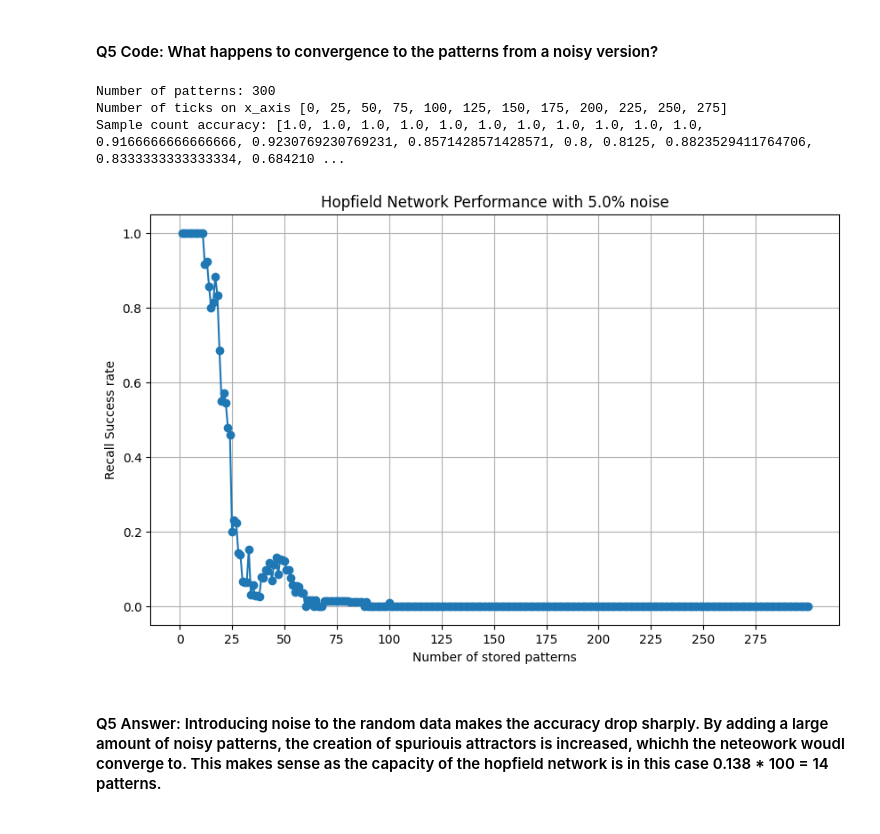
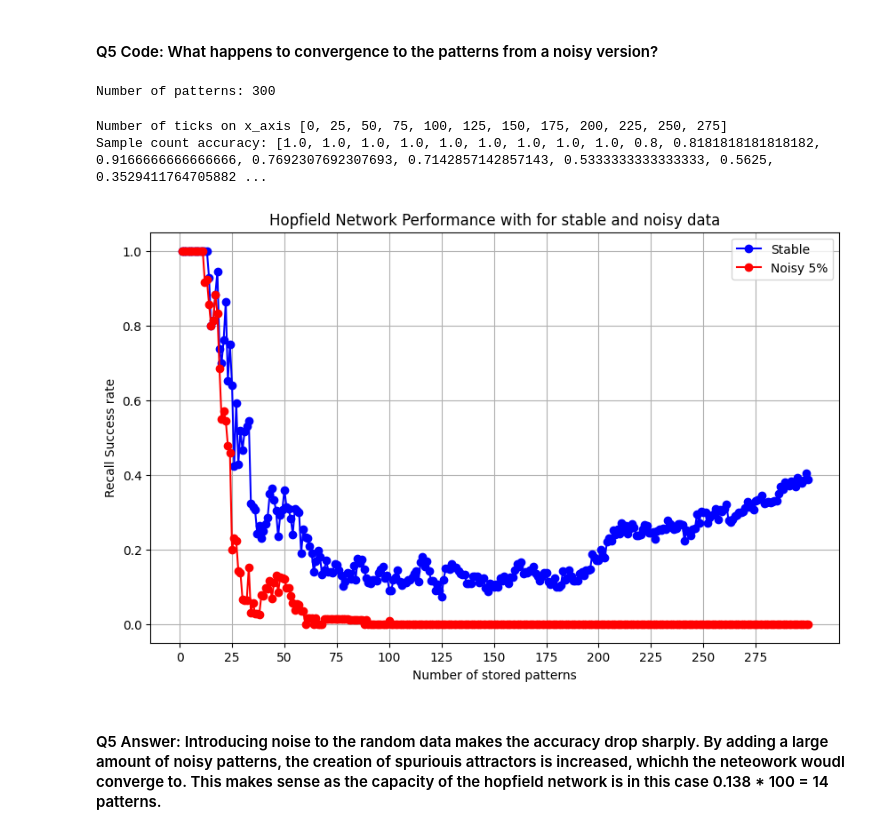
Before and after one commit to sebastians1999/DD2437_ANNs, a Jupyter notebook: lab3/hopfield_nets.ipynb, the cells around one changed output. Cells and saved outputs as stored; diff of their text form; code cells hidden in the pictures.

```diff
--- a/lab3/hopfield_nets.ipynb
+++ b/lab3/hopfield_nets.ipynb
@@ -1149,7 +1169,8 @@ The difference can be explained by the pictures being more structured than the r
 # %% [markdown]
 #### Q4 Code:  What happens with the number of stable patters as more are learned (create 300 random patterns and train >= 100-unit network)
 # %%
+# Ivan 2025-10-05 - Changed so plotting of stable and noisy patterns is done together in one graph in Q5 code section
 random_patterns = generate_random_patterns(300, 100)
-check_capacity(random_patterns, noise_inclusion=0, recall_iterations=1, retrain_hopfield_network=False) # 0% noise
+recall_accuracy_stable = check_capacity(random_patterns, noise_inclusion=0, recall_iterations=1, retrain_hopfield_network=False, plot_results=False) # 0% noise
 # %% [output]
 Number of patterns: 300
@@ -1162,12 +1180,46 @@ Sample count accuracy: [1.0, 1.0, 1.0, 1.0, 1.0, 1.0, 1.0, 1.0, 1.0, 1.0, 1.0, 1
 #### Q5 Code: What happens to convergence to the patterns from a noisy version?
 # %%
 random_patterns = generate_random_patterns(300, 100)
-check_capacity(random_patterns, noise_inclusion=0.05, recall_iterations=100, retrain_hopfield_network=False) # 5% noise
+recall_accuracy_noisy = check_capacity(random_patterns, noise_inclusion=0.05, recall_iterations=100, retrain_hopfield_network=False, plot_results=False) # 5% noise
 # %% [output]
 Number of patterns: 300
-Number of ticks on x_axis [0, 25, 50, 75, 100, 125, 150, 175, 200, 225, 250, 275]
-Sample count accuracy: [1.0, 1.0, 1.0, 1.0, 1.0, 1.0, 1.0, 1.0, 1.0, 1.0, 1.0, 0.9166666666666666, 0.9230769230769231, 0.8571428571428571, 0.8, 0.8125, 0.8823529411764706, 0.8333333333333334, 0.684210 ...
-[figure, removed]
+# %%
+# Plot stable and noisy patterns
+# Making x-axis a bit nicer
+def plot_data(patterns, recall_accuracy_stable, recall_accuracy_noisy, title):
+    number_of_patterns_list = list(range(1, patterns.shape[0] + 1)) # Create a list of number of patterns (to loop through)
+    if len(number_of_patterns_list) >= 50 and len(number_of_patterns_list) <= 200:
+        x_ticks = list(range(0, patterns.shape[0], 5))
+
+    elif len(number_of_patterns_list) > 200 and len(number_of_patterns_list) <= 1000:
+        x_ticks = list(range(0, patterns.shape[0], 25))
+    else:
+        x_ticks = number_of_patterns_list
+    print(f"Number of ticks on x_axis {x_ticks}")
+    print(f"Sample count accuracy: {recall_accuracy}")
+
+    # Plot accuacy
+    plt.figure(figsize=(10, 6))
+    plt.plot(number_of_patterns_list, recall_accuracy_stable, marker='o', color='blue', label='Stable')
+    plt.plot(number_of_patterns_list, recall_accuracy_noisy, marker='o', color='red', label='Noisy 5%')
+    plt.xlabel('Number of stored patterns')
+    plt.ylabel('Recall Success rate')
+    plt.title(title)
+    plt.xticks(x_ticks)
+    plt.grid(True)
+    plt.legend()
+    plt.show()
+# %%
+plot_data(
+    patterns=random_patterns,
+    recall_accuracy_stable=recall_accuracy_stable,
+    recall_accuracy_noisy=recall_accuracy_noisy,
+    title='Hopfield Network Performance with for stable and noisy data',
+    )
+# %% [output]
+Number of ticks on x_axis [0, 25, 50, 75, 100, 125, 150, 175, 200, 225, 250, 275]
+Sample count accuracy: [1.0, 1.0, 1.0, 1.0, 1.0, 1.0, 1.0, 1.0, 1.0, 0.8, 0.8181818181818182, 0.9166666666666666, 0.7692307692307693, 0.7142857142857143, 0.5333333333333333, 0.5625, 0.3529411764705882 ...
+[figure, added]
 # %% [markdown]
 #### Q5 Answer: Introducing noise to the random data makes the accuracy drop sharply. By adding a large amount of noisy patterns, the creation of spuriouis attractors is increased, whichh the neteowork woudl converge to. This makes sense as the capacity of the hopfield network is in this case 0.138 * 100 = 14 patterns.
 # %% [markdown]
```
Also changed, not shown: parts of 27 cells of this notebook.
